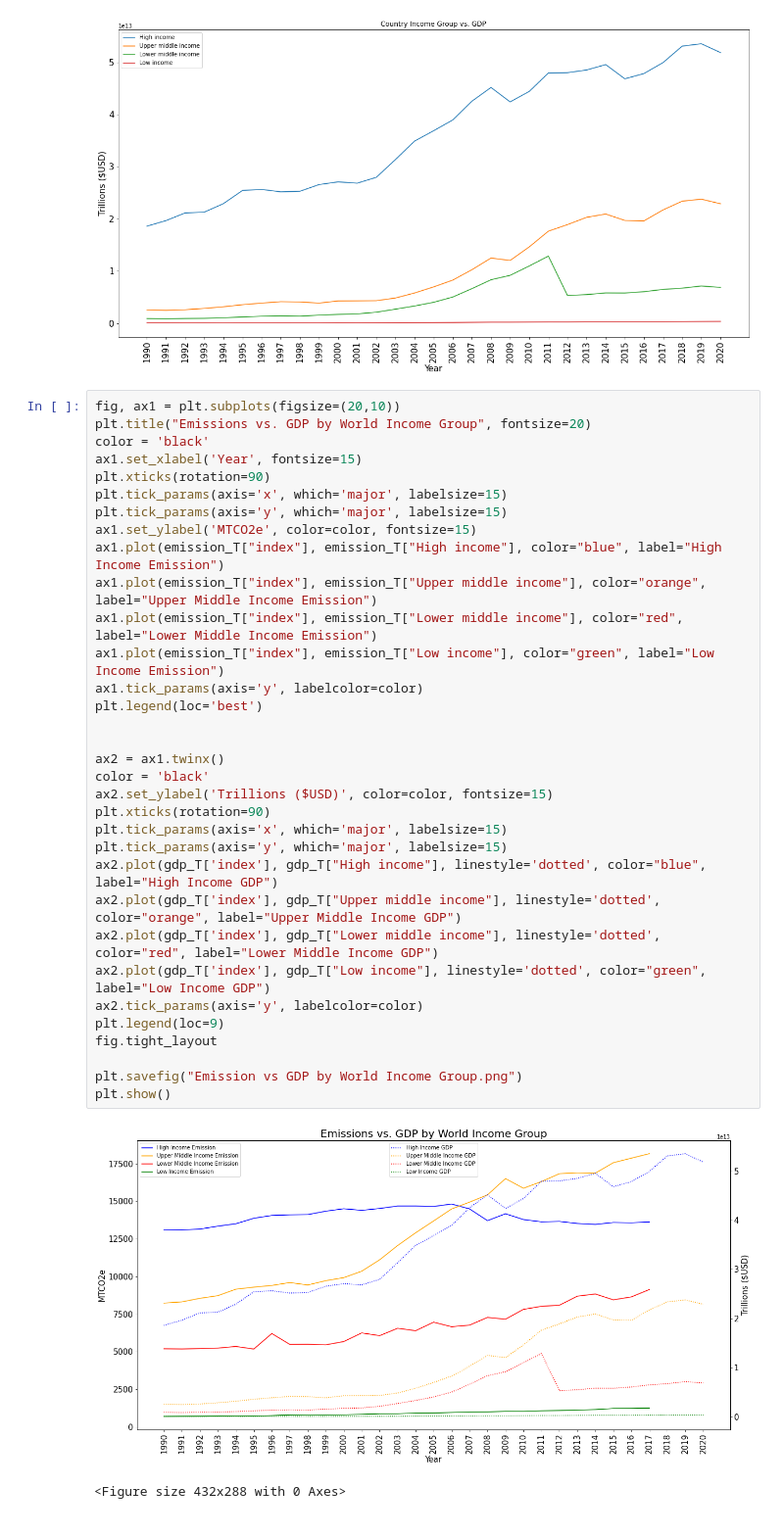
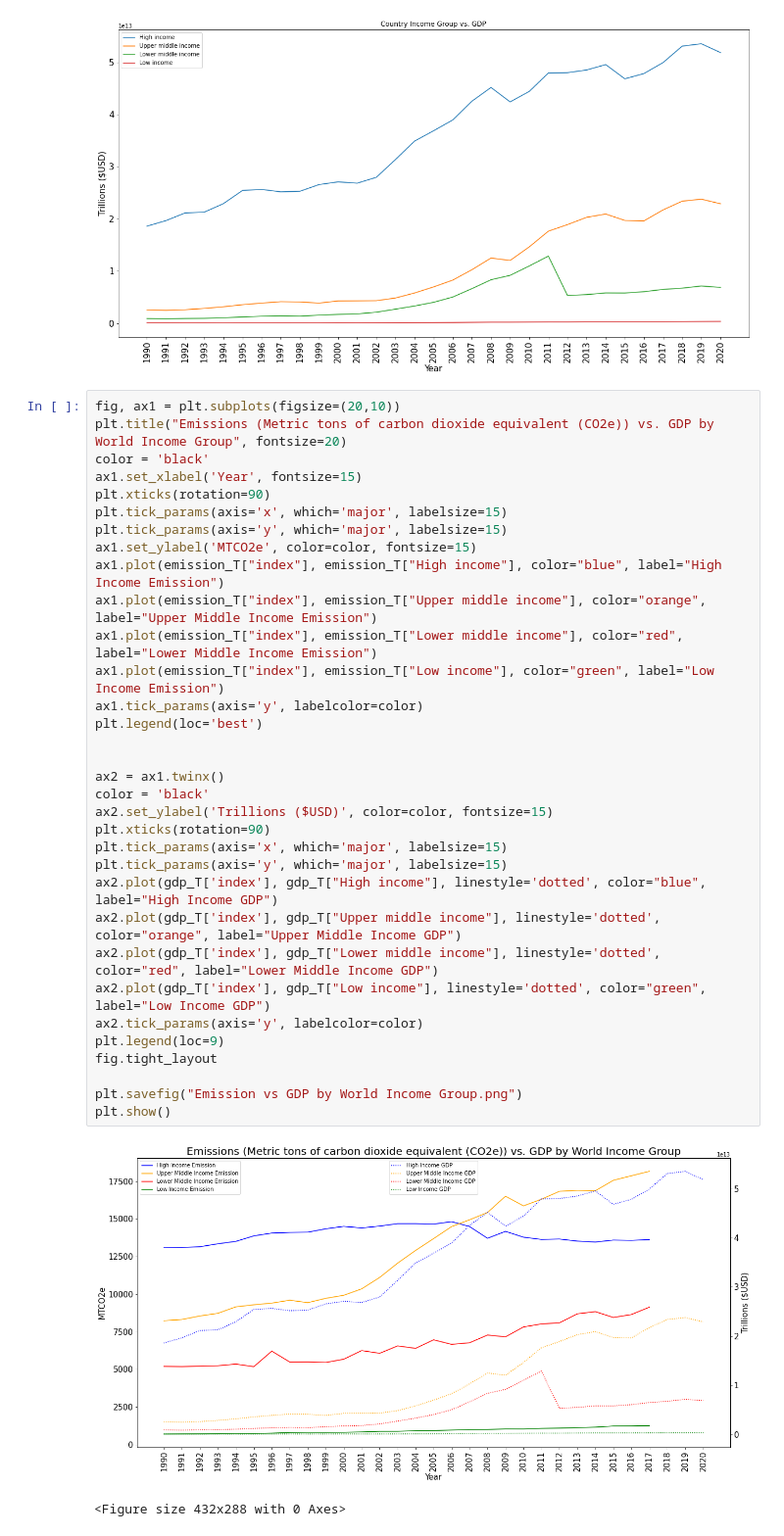
Before and after one commit to douglas-robertson/Project1, a Jupyter notebook: emission_GDP_merge_country_data (Cheng).ipynb, the cells around one changed output. Shown: that part at 98% size. Cells and saved outputs as stored; diff of their text form.

Commit message:
updated graph from dave feedback
updated graph for emission vs gdp by income group

```diff
--- a/emission_GDP_merge_country_data (Cheng).ipynb
+++ b/emission_GDP_merge_country_data (Cheng).ipynb
@@ -125,39 +125,39 @@ grp_GDP = plt.show()
 [figure]
 # %%
 fig, ax1 = plt.subplots(figsize=(20,10))
-plt.title("Emissions vs. GDP by World Income Group", fontsize=20)
+plt.title("Emissions (Metric tons of carbon dioxide equivalent (CO2e)) vs. GDP by World Income Group", fontsize=20)
 color = 'black'
 ax1.set_xlabel('Year', fontsize=15)
 plt.xticks(rotation=90)
 plt.tick_params(axis='x', which='major', labelsize=15)
 plt.tick_params(axis='y', which='major', labelsize=15)
 ax1.set_ylabel('MTCO2e', color=color, fontsize=15)
 ax1.plot(emission_T["index"], emission_T["High income"], color="blue", label="High Income Emission")
 ax1.plot(emission_T["index"], emission_T["Upper middle income"], color="orange", label="Upper Middle Income Emission")
 ax1.plot(emission_T["index"], emission_T["Lower middle income"], color="red", label="Lower Middle Income Emission")
 ax1.plot(emission_T["index"], emission_T["Low income"], color="green", label="Low Income Emission")
 ax1.tick_params(axis='y', labelcolor=color)
 plt.legend(loc='best')
 
 
 ax2 = ax1.twinx()
 color = 'black'
 ax2.set_ylabel('Trillions ($USD)', color=color, fontsize=15)
 plt.xticks(rotation=90)
 plt.tick_params(axis='x', which='major', labelsize=15)
 plt.tick_params(axis='y', which='major', labelsize=15)
 ax2.plot(gdp_T['index'], gdp_T["High income"], linestyle='dotted', color="blue", label="High Income GDP")
 ax2.plot(gdp_T['index'], gdp_T["Upper middle income"], linestyle='dotted', color="orange", label="Upper Middle Income GDP")
 ax2.plot(gdp_T['index'], gdp_T["Lower middle income"], linestyle='dotted', color="red", label="Lower Middle Income GDP")
 ax2.plot(gdp_T['index'], gdp_T["Low income"], linestyle='dotted', color="green", label="Low Income GDP")
 ax2.tick_params(axis='y', labelcolor=color)
 plt.legend(loc=9)
 fig.tight_layout
 
 plt.savefig("Emission vs GDP by World Income Group.png")
 plt.show()
 # %% [output]
-[figure, old version]
+[figure, new version]
 # %%
 # %% [output]
 <Figure size 432x288 with 0 Axes>
```
Also changed, not shown: 1 other file.
